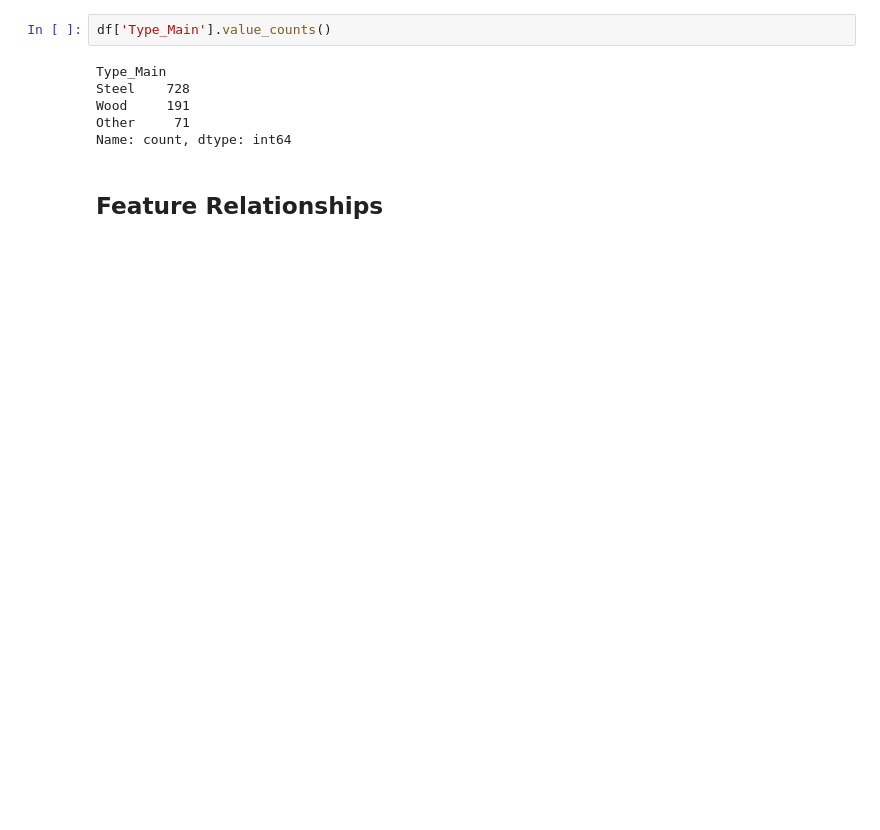
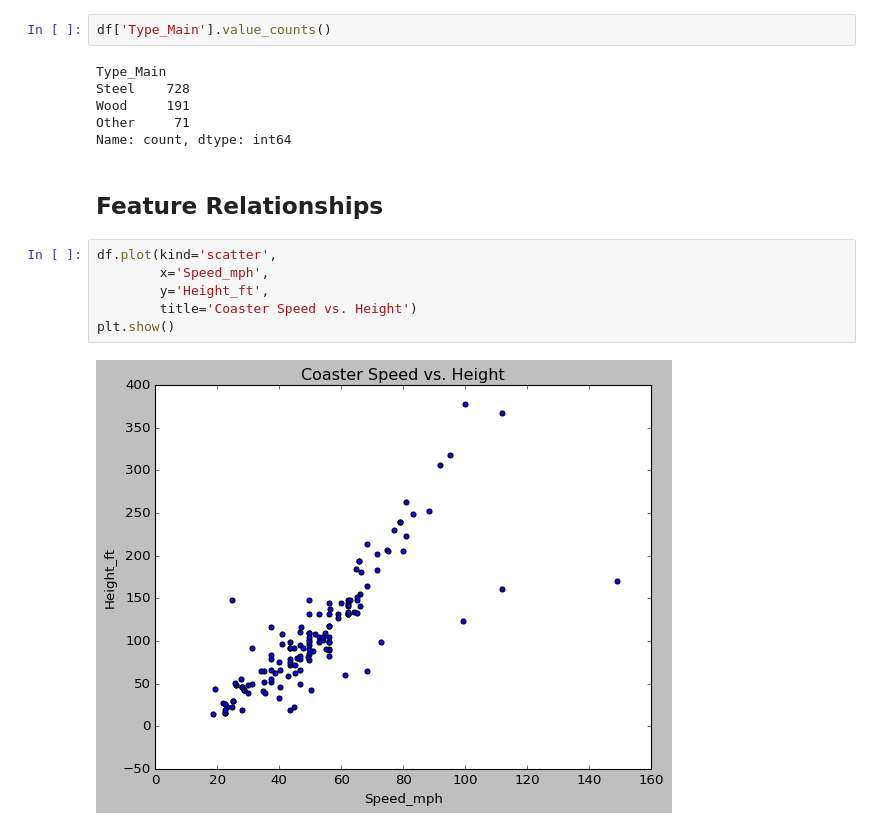
Before and after one commit to krasigarev/Exploratory-Data-Analysis-in-Pandas, a Jupyter notebook: EDA_project_2.ipynb, the cells around one changed output. Drawn from its saved outputs; the diff is of its cells as text; blank space fills up the shorter version.

```diff
--- a/EDA_project_2.ipynb
+++ b/EDA_project_2.ipynb
@@ -273,3 +278,11 @@ Other     71
 Name: count, dtype: int64
 # %% [markdown]
 ## Feature Relationships
+# %%
+df.plot(kind='scatter',
+        x='Speed_mph',
+        y='Height_ft',
+        title='Coaster Speed vs. Height')
+plt.show()
+# %% [output]
+[figure, added]
```
Also changed, not shown: parts of 12 cells of this notebook.
